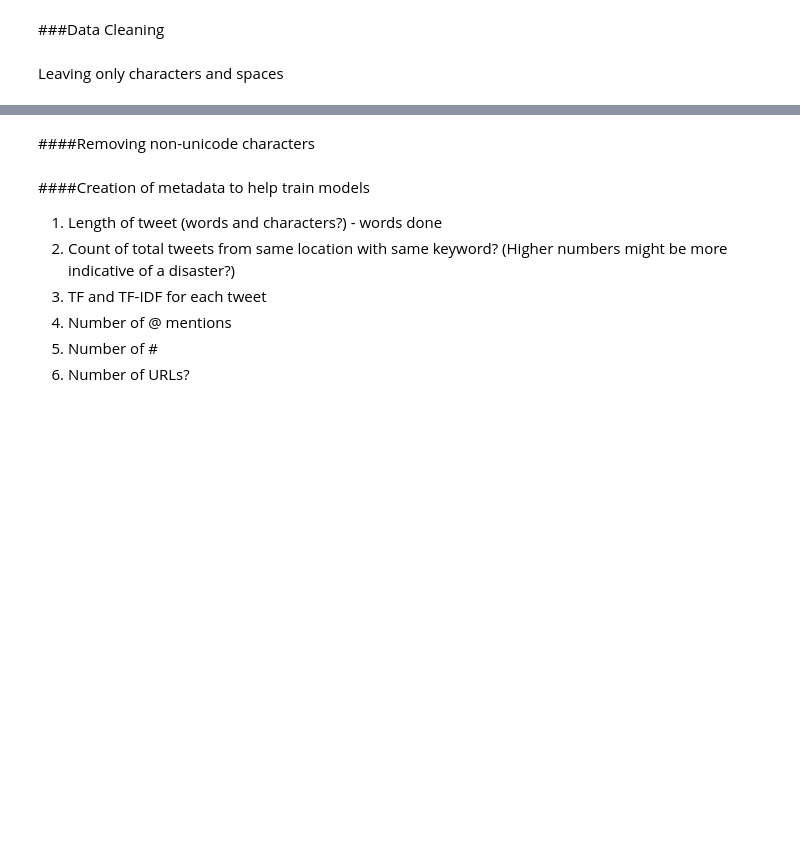
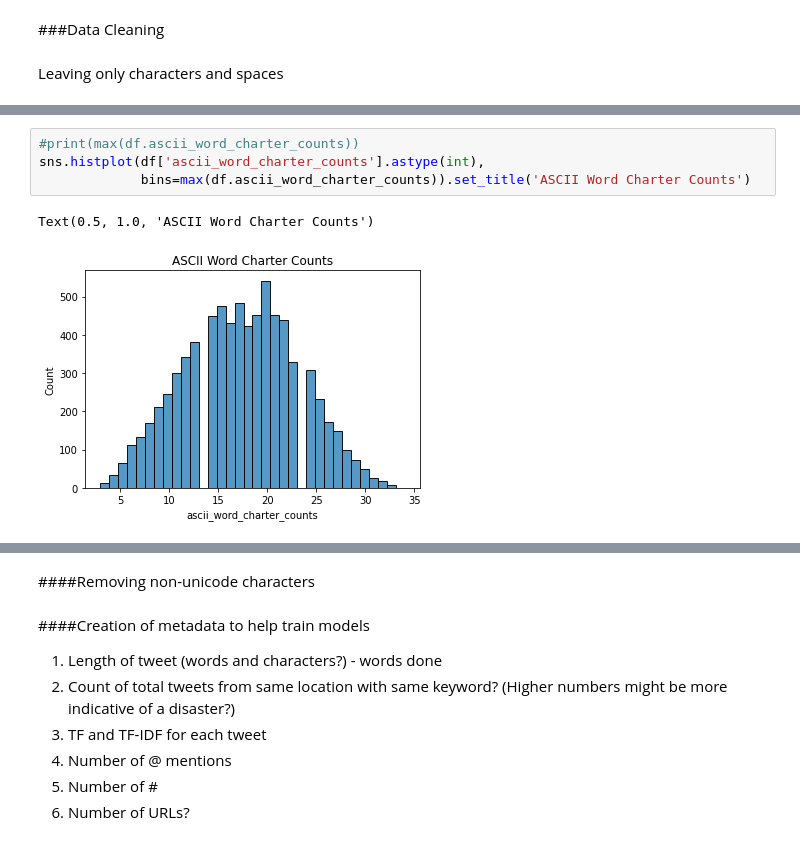
Before and after one commit to jlarson200/COVID-19-US-IMPACTS, a Jupyter notebook: npl_data_cleaning.ipynb, the cells around one changed output, grey strips where cells are left out. Cells and saved outputs as stored; diff of their text form; blank space fills up the shorter version.

```diff
--- a/npl_data_cleaning.ipynb
+++ b/npl_data_cleaning.ipynb
@@ -175 +175,8 @@ df.head()
+# %%
+#print(max(df.ascii_word_charter_counts))
+sns.histplot(df['ascii_word_charter_counts'].astype(int),
+             bins=max(df.ascii_word_charter_counts)).set_title('ASCII Word Charter Counts')
+# %% [output]
+Text(0.5, 1.0, 'ASCII Word Charter Counts')
+[figure, added]
 # %%
```
Also changed, not shown: parts of 4 cells of this notebook.
